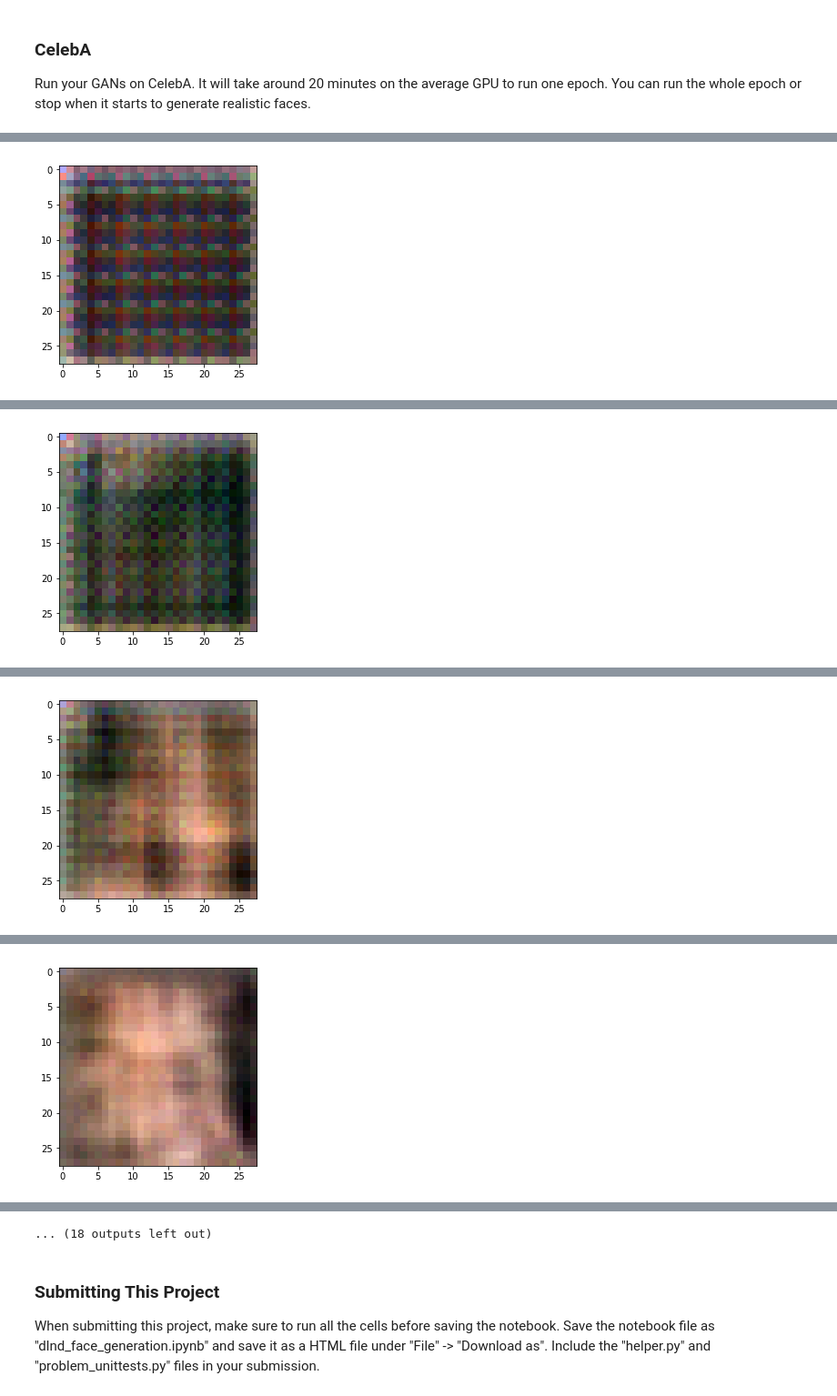
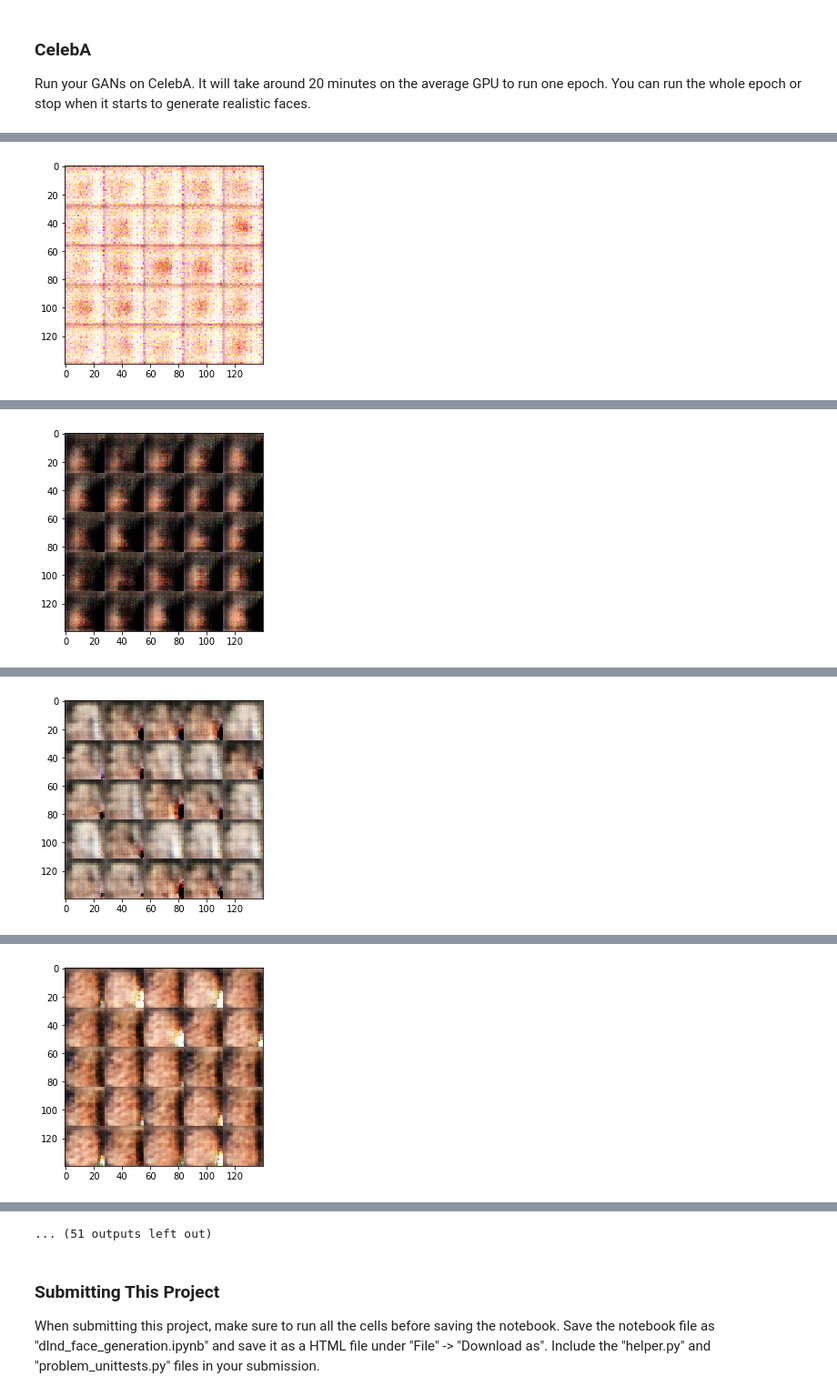
Before and after one commit to brandoncgay/deep-learning, a Jupyter notebook: face_generation/dlnd_face_generation.ipynb, the cells around one changed output, grey strips where cells are left out. Shown at 91% size. Drawn from its saved outputs; the diff is of its cells as text; code cells hidden in the pictures.

```diff
--- a/face_generation/dlnd_face_generation.ipynb
+++ b/face_generation/dlnd_face_generation.ipynb
@@ -151,19 +152,23 @@ def discriminator(images, reuse=False):
     alpha = 0.2
     with tf.variable_scope('discriminator', reuse=reuse):
         # Input layer is 28x28x3
-        x1 = tf.layers.conv2d(images, 64, 5, strides=2, padding='same')
+        x1 = tf.layers.conv2d(images, 64, 5, strides=2, padding='same',
+                              kernel_initializer=tf.contrib.layers.xavier_initializer())
         lrelu1 = tf.maximum(alpha * x1, x1) # leaky relu
         # Output is 14x14x64
-        x2 = tf.layers.conv2d(lrelu1, 128, 5, strides=2, padding='same')
+        x2 = tf.layers.conv2d(lrelu1, 128, 5, strides=2, padding='same',
+                             kernel_initializer=tf.contrib.layers.xavier_initializer())
         bn2 = tf.layers.batch_normalization(x2, training=True)
         lrelu2 = tf.maximum(alpha * bn2, bn2) # leaky relu
         # Output is 7x7x128
-        x3 = tf.layers.conv2d(lrelu1, 256, 5, strides=2, padding='same')
+        x3 = tf.layers.conv2d(lrelu1, 256, 5, strides=2, padding='same',
+                             kernel_initializer=tf.contrib.layers.xavier_initializer())
         bn3 = tf.layers.batch_normalization(x3, training=True)
         lrelu3 = tf.maximum(alpha * bn3, bn3) # leaky relu
         # Output is 4x4x256
         flat = tf.reshape(lrelu3, (-1, 4*4*256))
-        logits = tf.layers.dense(flat, 1)
+        dropout = tf.nn.dropout(flat, keep_prob=0.7)
+        logits = tf.layers.dense(dropout, 1)
         output = tf.sigmoid(logits)
 
     return (output, logits)
@@ -203,7 +208,12 @@ def generator(z, out_channel_dim, is_train=True):
         bn3 = tf.layers.batch_normalization(x3, training=is_train)
         lrelu3 = tf.maximum(alpha * bn3, bn3)
         # Ouput is 14x14x128
-        logits = tf.layers.conv2d_transpose(lrelu3, out_channel_dim, 5, strides=2, padding='same')
+        x4 = tf.layers.conv2d_transpose(lrelu3, 128, 5, strides=2, padding='same')
+        bn4 = tf.layers.batch_normalization(x4, training=is_train)
+        lrelu4 = tf.maximum(alpha * bn4, bn4)
+        # Output is 28x28x64
+        dropout = tf.nn.dropout(lrelu4, keep_prob=0.5)
+        logits = tf.layers.conv2d_transpose(dropout, out_channel_dim, 5, strides=1, padding='same')
         # Output is 28x28x out_channel_dim
         output = tf.tanh(logits)
 
@@ -238,7 +248,7 @@ def model_loss(input_real, input_z, out_channel_dim):
 
     d_loss_real = tf.reduce_mean(
         tf.nn.sigmoid_cross_entropy_with_logits(logits=d_logits_real,
-                                                labels=tf.ones_like(d_model_real)))
+                                                labels=tf.ones_like(d_model_real) * 0.9))
     d_loss_fake = tf.reduce_mean(
         tf.nn.sigmoid_cross_entropy_with_logits(logits=d_logits_fake,
                                                 labels=tf.zeros_like(d_model_fake)))
@@ -349,7 +359,7 @@ def train(epoch_count, batch_size, z_dim, learning_rate, beta1, get_batches, dat
 
     d_loss, g_loss = model_loss(inputs_real, inputs_z, data_shape[3])
     d_opt, g_opt = model_opt(d_loss, g_loss, learning_rate, beta1)
-
+    is_train = tf.placeholder(tf.bool)
     steps = 0
 
     with tf.Session() as sess:
@@ -358,14 +368,18 @@ def train(epoch_count, batch_size, z_dim, learning_rate, beta1, get_batches, dat
             for batch_images in get_batches(batch_size):
                 # TODO: Train Model
                 steps += 1
+                batch_images = batch_images * 2
                 # Sample random noise for G
                 batch_z = np.random.uniform(-1, 1, size=(batch_size, z_dim))
 
                 # Run optimizers
                 _ = sess.run(d_opt, feed_dict={inputs_real: batch_images, inputs_z: batch_z})
-                _ = sess.run(g_opt, feed_dict={inputs_real: batch_images, inputs_z: batch_z})
+                _ = sess.run(g_opt, feed_dict={inputs_real: batch_images, inputs_z: batch_z,
+                                               is_train:True})
+                _ = sess.run(g_opt, feed_dict={inputs_real: batch_images, inputs_z: batch_z,
+                                              is_train:False})
 
-                if steps % 100 == 0:
+                if steps % 25 == 0:
                     # At the end of each epoch, get the losses and print them out
                     train_loss_d = d_loss.eval({inputs_z: batch_z, inputs_real: batch_images})
                     train_loss_g = g_loss.eval({inputs_z: batch_z, inputs_real: batch_images})
@@ -374,7 +388,8 @@ def train(epoch_count, batch_size, z_dim, learning_rate, beta1, get_batches, dat
                           "Discriminator Loss: {:.4f}...".format(train_loss_d),
                           "Generator Loss: {:.4f}".format(train_loss_g))
 
-                    show_generator_output(sess, 1, inputs_z, data_shape[3], data_image_mode)
+                if steps % 100 == 0:
+                    show_generator_output(sess, 25, inputs_z, data_shape[3], data_image_mode)
 # %% [markdown]
 ### MNIST
 Test your GANs architecture on MNIST.  After 2 epochs, the GANs should be able to generate images that look like handwritten digits.  Make sure the loss of the generator is lower than the loss of the discriminator or close to 0.
@@ -412,8 +445,8 @@ Epoch 2/2... Discriminator Loss: 0.4899... Generator Loss: 1.7458
 ### CelebA
 Run your GANs on CelebA.  It will take around 20 minutes on the average GPU to run one epoch.  You can run the whole epoch or stop when it starts to generate realistic faces.
 # %%
-batch_size = 128
-z_dim = 100
+batch_size = 64
+z_dim = 128
 learning_rate = 0.0002
 beta1 = 0.5
 
@@ -432 +468 @@ Epoch 1/1... Discriminator Loss: 0.5291... Generator Loss: 1.9072
-[figure, old version]
+[figure, new version]
@@ -434 +473 @@ Epoch 1/1... Discriminator Loss: 0.7620... Generator Loss: 0.9129
-[figure, old version]
+[figure, new version]
@@ -436 +478 @@ Epoch 1/1... Discriminator Loss: 0.6490... Generator Loss: 1.2132
-[figure, old version]
+[figure, new version]
@@ -438 +483 @@ Epoch 1/1... Discriminator Loss: 0.5657... Generator Loss: 1.4418
-[figure, old version]
+[figure, new version]
@@ -443,4 +494,4 @@ Epoch 1/1... Discriminator Loss: 0.7675... Generator Loss: 0.9648
-... (18 outputs left out)
+... (51 outputs left out)
 # %% [markdown]
 ### Submitting This Project
 When submitting this project, make sure to run all the cells before saving the notebook. Save the notebook file as "dlnd_face_generation.ipynb" and save it as a HTML file under "File" -> "Download as". Include the "helper.py" and "problem_unittests.py" files in your submission.
```
Also changed, not shown: parts of 3 cells of this notebook, 1 other file.
